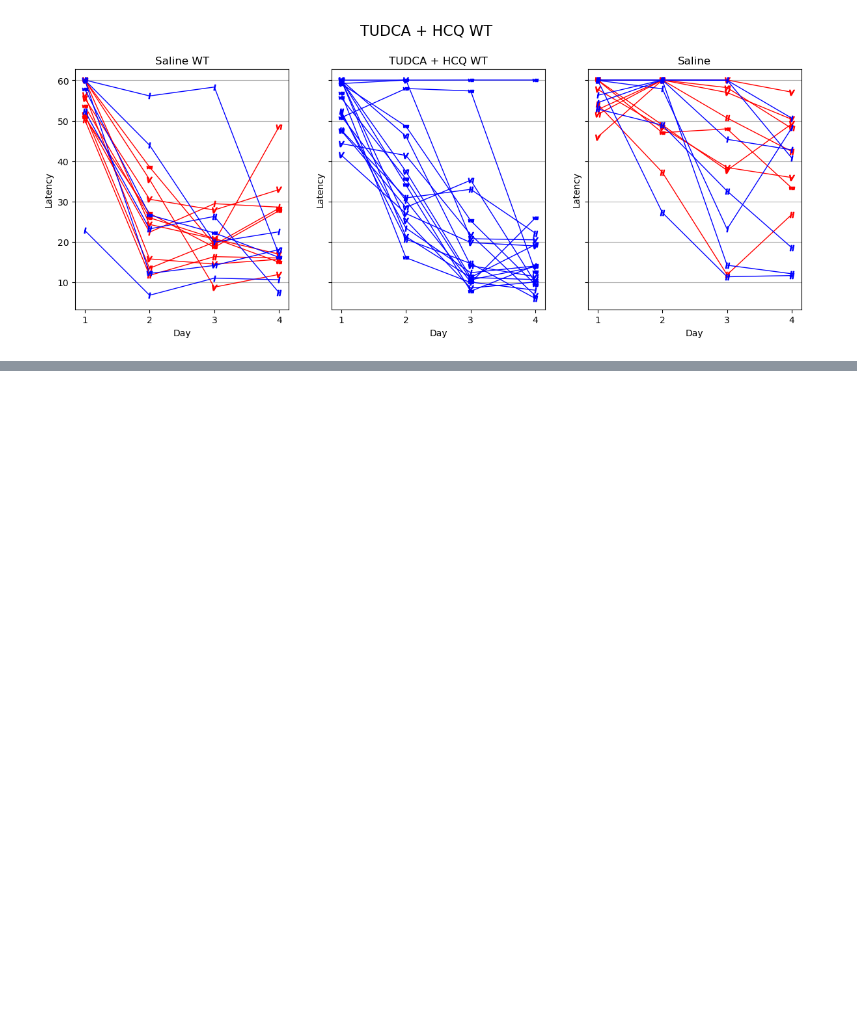
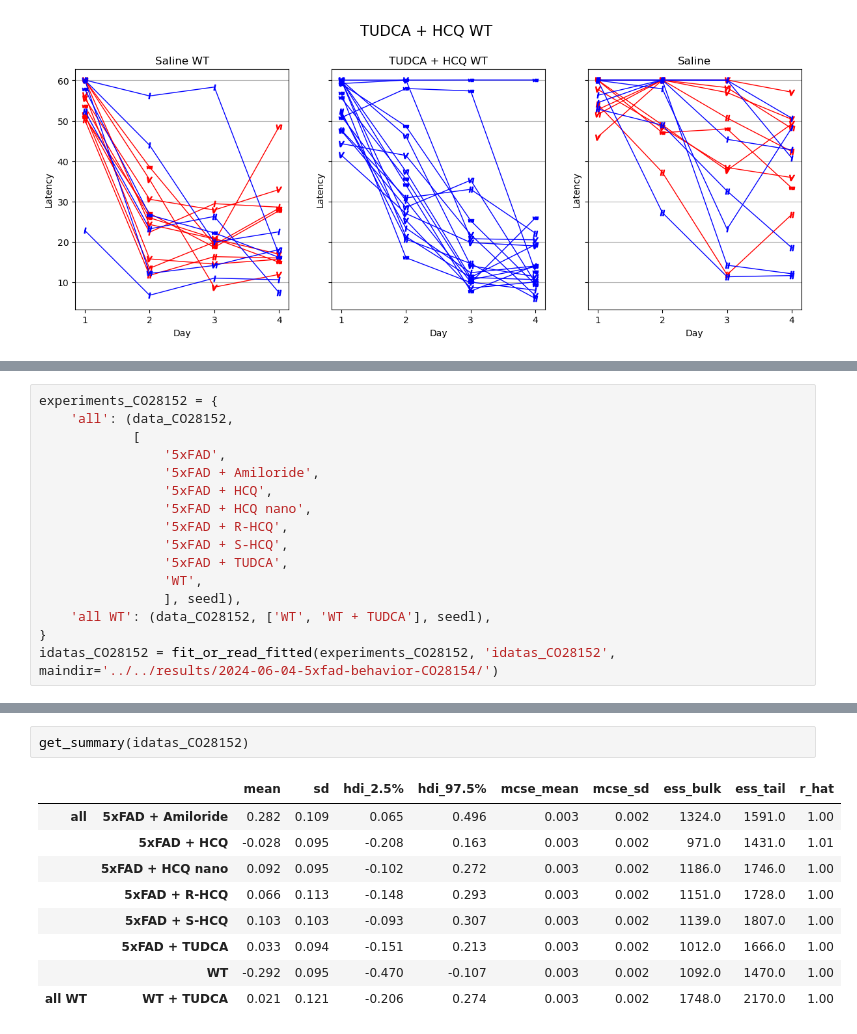
Before and after one commit to attilagk/CTNS-notebook, a Jupyter notebook: 2024-06-04-5xfad-behavior-CO28154/2024-06-04-5xfad-behavior-CO28154.ipynb, the cells around one changed output, grey strips where cells are left out. Saved outputs shown, nothing was run; the diff lists cells and outputs as text; blank space fills up the shorter version.

```diff
--- a/2024-06-04-5xfad-behavior-CO28154/2024-06-04-5xfad-behavior-CO28154.ipynb
+++ b/2024-06-04-5xfad-behavior-CO28154/2024-06-04-5xfad-behavior-CO28154.ipynb
@@ -127,0 +160,16 @@ idatas read from netcdf
+# %%
+experiments_CO28152 = {
+    'all': (data_CO28152,
+            [
+                '5xFAD',
+                '5xFAD + Amiloride',
+                '5xFAD + HCQ',
+                '5xFAD + HCQ nano',
+                '5xFAD + R-HCQ',
+                '5xFAD + S-HCQ',
+                '5xFAD + TUDCA',
+                'WT',
+                ], seedl),
+    'all WT': (data_CO28152, ['WT', 'WT + TUDCA'], seedl),
+}
+idatas_CO28152 = fit_or_read_fitted(experiments_CO28152, 'idatas_CO28152', maindir='../../results/2024-06-04-5xfad-behavior-CO28154/')
@@ -255,0 +387,12 @@ fig, ax = my_errorbar(condition_drug_summary, condition_gtype_summary)
+# %%
+get_summary(idatas_CO28152)
+# %% [output]
+|  |  | mean | sd | hdi_2.5% | hdi_97.5% | mcse_mean | mcse_sd | ess_bulk | ess_tail | r_hat |
+| all | 5xFAD + Amiloride | 0.282 | 0.109 | 0.065 | 0.496 | 0.003 | 0.002 | 1324.0 | 1591.0 | 1.00 |
+|  | 5xFAD + HCQ | -0.028 | 0.095 | -0.208 | 0.163 | 0.003 | 0.002 | 971.0 | 1431.0 | 1.01 |
+|  | 5xFAD + HCQ nano | 0.092 | 0.095 | -0.102 | 0.272 | 0.003 | 0.002 | 1186.0 | 1746.0 | 1.00 |
+|  | 5xFAD + R-HCQ | 0.066 | 0.113 | -0.148 | 0.293 | 0.003 | 0.002 | 1151.0 | 1728.0 | 1.00 |
+|  | 5xFAD + S-HCQ | 0.103 | 0.103 | -0.093 | 0.307 | 0.003 | 0.002 | 1139.0 | 1807.0 | 1.00 |
+|  | 5xFAD + TUDCA | 0.033 | 0.094 | -0.151 | 0.213 | 0.003 | 0.002 | 1012.0 | 1666.0 | 1.00 |
+|  | WT | -0.292 | 0.095 | -0.470 | -0.107 | 0.003 | 0.002 | 1092.0 | 1470.0 | 1.00 |
+| all WT | WT + TUDCA | 0.021 | 0.121 | -0.206 | 0.274 | 0.003 | 0.002 | 1748.0 | 2170.0 | 1.00 |
```
Also changed, not shown: parts of 36 cells of this notebook, 1 other file.
